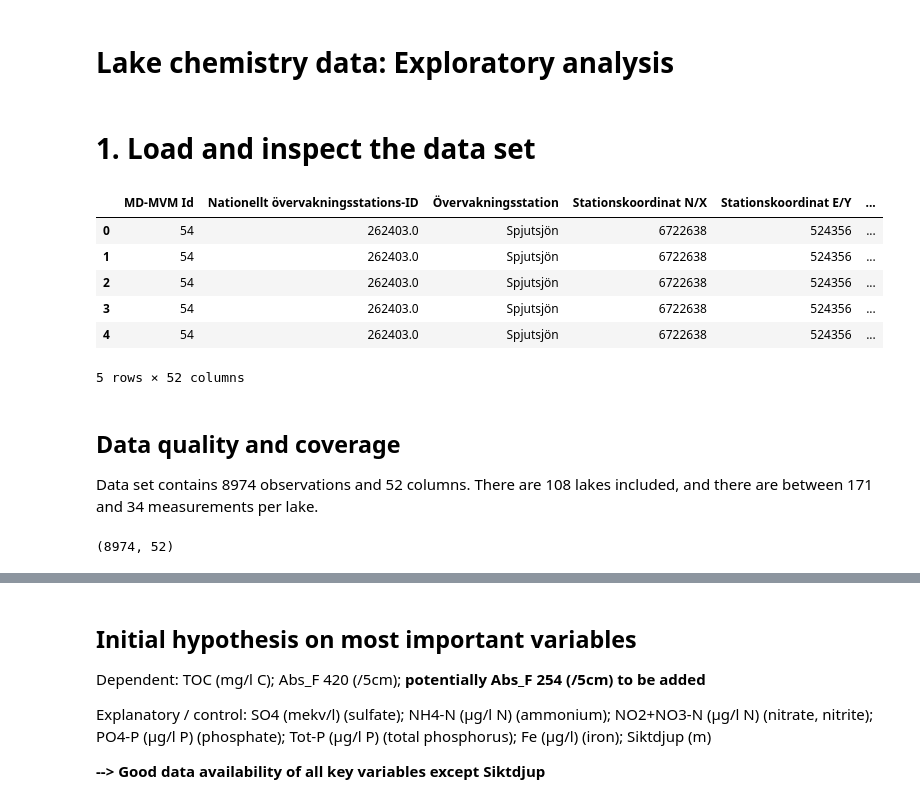
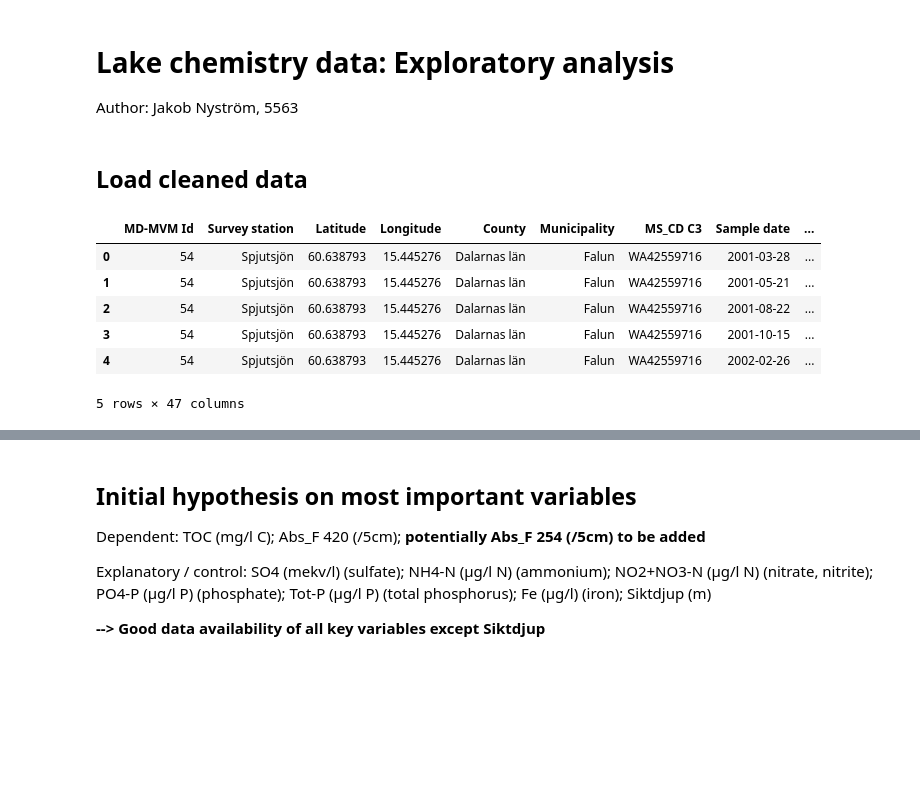
Before and after one commit to farankhalid520/1DL507-Watershed-History, a Jupyter notebook: notebooks/lake_chem_data_exploration.ipynb, the cells around one changed output, grey strips where cells are left out. Cells and saved outputs as stored; diff of their text form; code cells hidden in the pictures; blank space fills up the shorter version.

```diff
--- a/notebooks/lake_chem_data_exploration.ipynb
+++ b/notebooks/lake_chem_data_exploration.ipynb
@@ -1,5 +1,7 @@
 # %% [markdown]
 # Lake chemistry data: Exploratory analysis
+
+Author: Jakob Nyström, 5563
 # %%
 import pandas as pd
 import numpy as np
@@ -14,24 +16,15 @@ jupyter_black.load()
 # %%
 warnings.filterwarnings("ignore", module="seaborn")
 # %% [markdown]
-# 1. Load and inspect the data set
+## Load cleaned data
 # %%
-df_lake_chem = pd.read_csv("../data/LakeChem 2001-2022 Surface Season cleaned.csv")
+df_lake_chem = pd.read_csv("../data/lake_chem_data_clean.csv")
+df_lake_chem.head()
+# %% [output]
+|  | MD-MVM Id | Survey station | Latitude | Longitude | County | Municipality | MS_CD C3 | Sample date | ... |
+| 0 | 54 | Spjutsjön | 60.638793 | 15.445276 | Dalarnas län | Falun | WA42559716 | 2001-03-28 | ... |
+| 1 | 54 | Spjutsjön | 60.638793 | 15.445276 | Dalarnas län | Falun | WA42559716 | 2001-05-21 | ... |
+| 2 | 54 | Spjutsjön | 60.638793 | 15.445276 | Dalarnas län | Falun | WA42559716 | 2001-08-22 | ... |
+| 3 | 54 | Spjutsjön | 60.638793 | 15.445276 | Dalarnas län | Falun | WA42559716 | 2001-10-15 | ... |
+| 4 | 54 | Spjutsjön | 60.638793 | 15.445276 | Dalarnas län | Falun | WA42559716 | 2002-02-26 | ... |
+5 rows × 47 columns
-# %%
-df_lake_chem.head()
-# %% [output]
-|  | MD-MVM Id | Nationellt övervakningsstations-ID | Övervakningsstation | Stationskoordinat N/X | Stationskoordinat E/Y | ... |
-| 0 | 54 | 262403.0 | Spjutsjön | 6722638 | 524356 | ... |
-| 1 | 54 | 262403.0 | Spjutsjön | 6722638 | 524356 | ... |
-| 2 | 54 | 262403.0 | Spjutsjön | 6722638 | 524356 | ... |
-| 3 | 54 | 262403.0 | Spjutsjön | 6722638 | 524356 | ... |
-| 4 | 54 | 262403.0 | Spjutsjön | 6722638 | 524356 | ... |
-5 rows × 52 columns
-# %% [markdown]
-## Data quality and coverage
-
-Data set contains 8974 observations and 52 columns. There are 108 lakes included, and there are between 171 and 34 measurements per lake.
-# %%
-df_lake_chem.shape
-# %% [output]
-(8974, 52)
```
Also changed, not shown: parts of 22 cells of this notebook, 4 other files.
